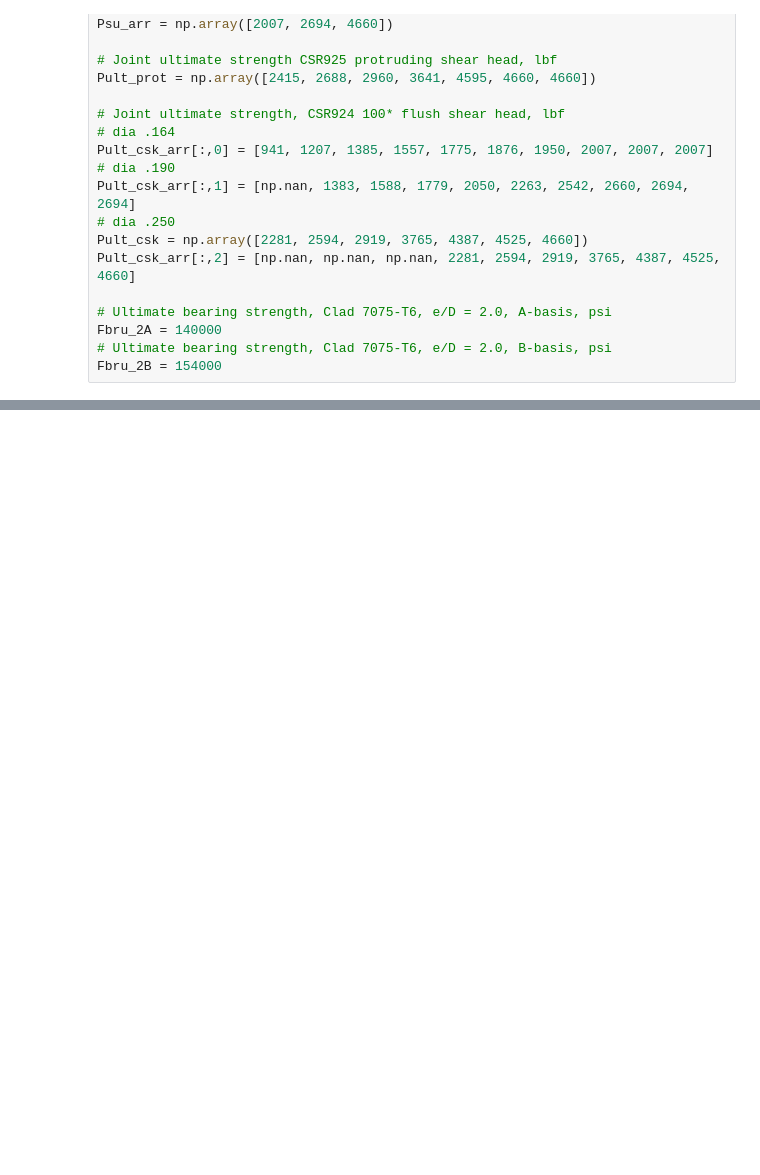
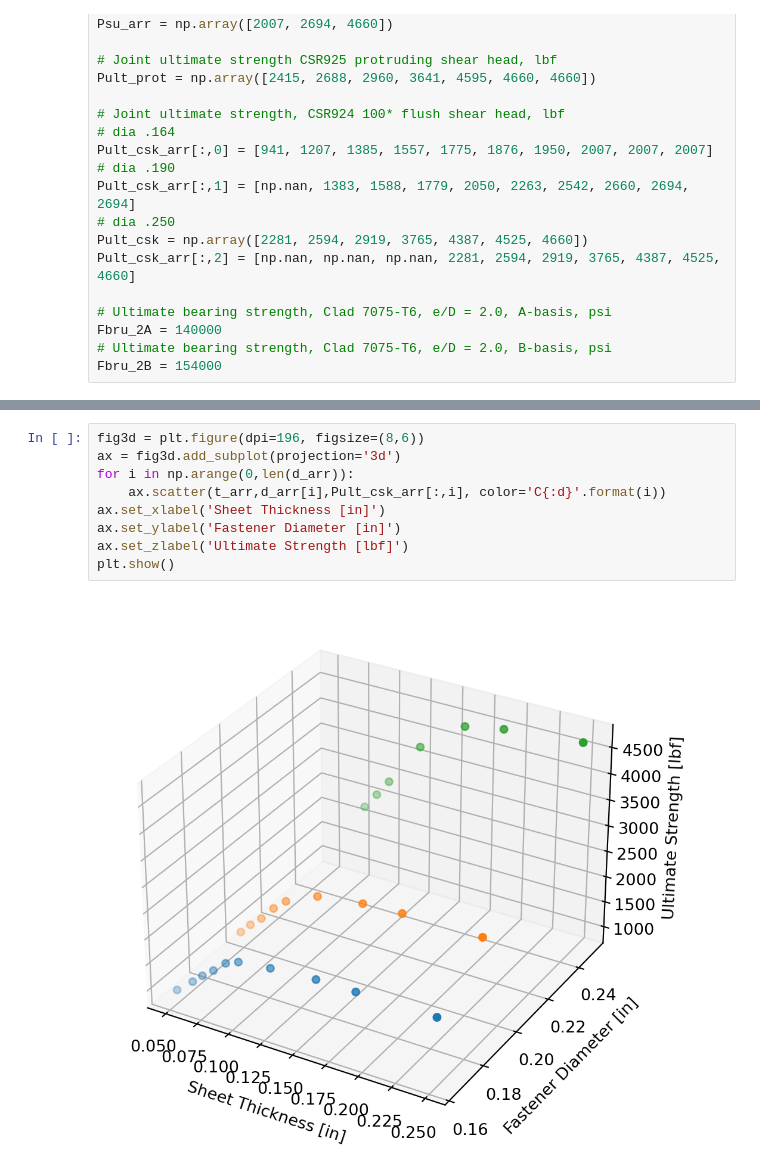
Before and after one commit to edp8489/edp8489.github.io, a Jupyter notebook: assets/csk_post/csk_plots.ipynb, the cells around one changed output, grey strips where cells are left out. Saved outputs shown, nothing was run; the diff lists cells and outputs as text; blank space fills up the shorter version.

```diff
--- a/assets/csk_post/csk_plots.ipynb
+++ b/assets/csk_post/csk_plots.ipynb
@@ -129,0 +141,11 @@ print(np.amax(Pult_csk_arr, axis=0))
+# %%
+fig3d = plt.figure(dpi=196, figsize=(8,6))
+ax = fig3d.add_subplot(projection='3d')
+for i in np.arange(0,len(d_arr)):
+    ax.scatter(t_arr,d_arr[i],Pult_csk_arr[:,i], color='C{:d}'.format(i))
+ax.set_xlabel('Sheet Thickness [in]')
+ax.set_ylabel('Fastener Diameter [in]')
+ax.set_zlabel('Ultimate Strength [lbf]')
+plt.show()
+# %% [output]
+[figure, added]
```
Also changed, not shown: parts of 11 cells of this notebook, 1 other file.
